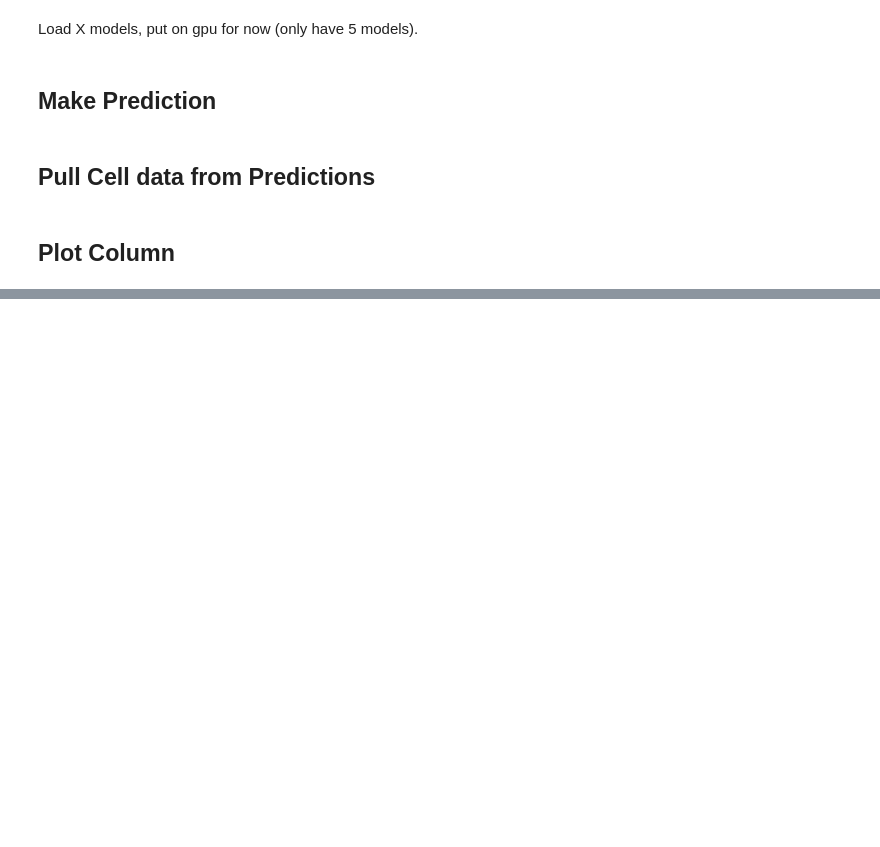
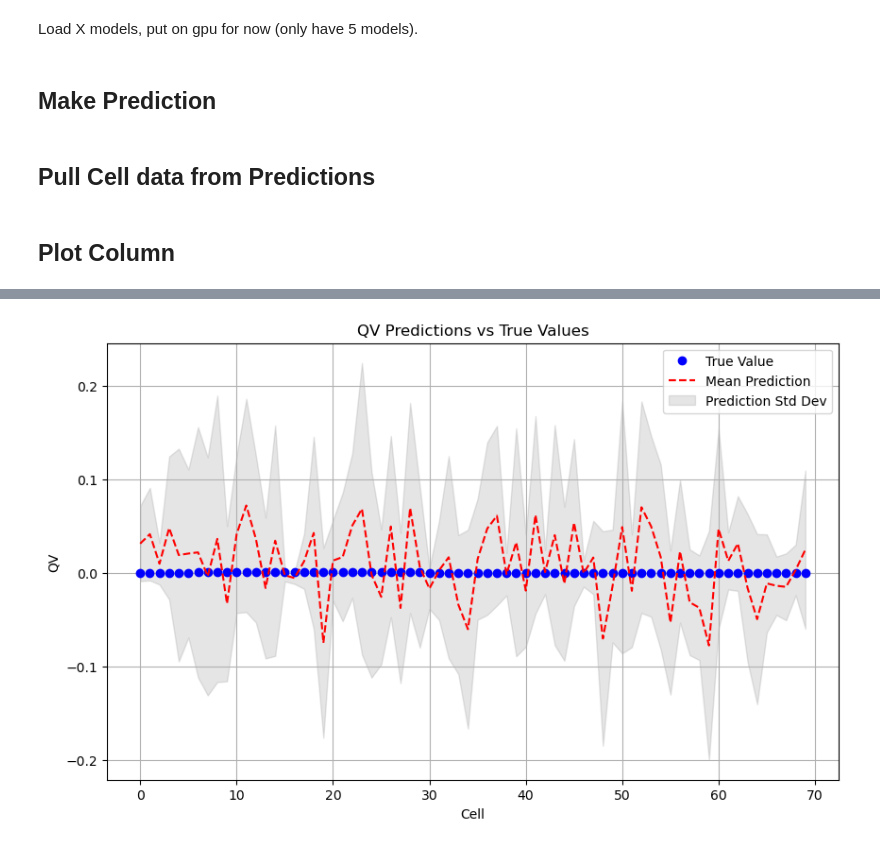
Before and after one commit to scotty110/ai_climate_model, a Jupyter notebook: simple_nn/notebooks/data_pred.ipynb, the cells around one changed output, grey strips where cells are left out. Cells and saved outputs as stored; diff of their text form; code cells hidden in the pictures; blank space fills up the shorter version.

```diff
--- a/simple_nn/notebooks/data_pred.ipynb
+++ b/simple_nn/notebooks/data_pred.ipynb
@@ -140,0 +141,4 @@ plot_column(plot_values, 0)
+# %%
+plot_column(plot_values, 1)
+# %% [output]
+[figure, added]
```
Also changed, not shown: parts of 1 cell of this notebook.
